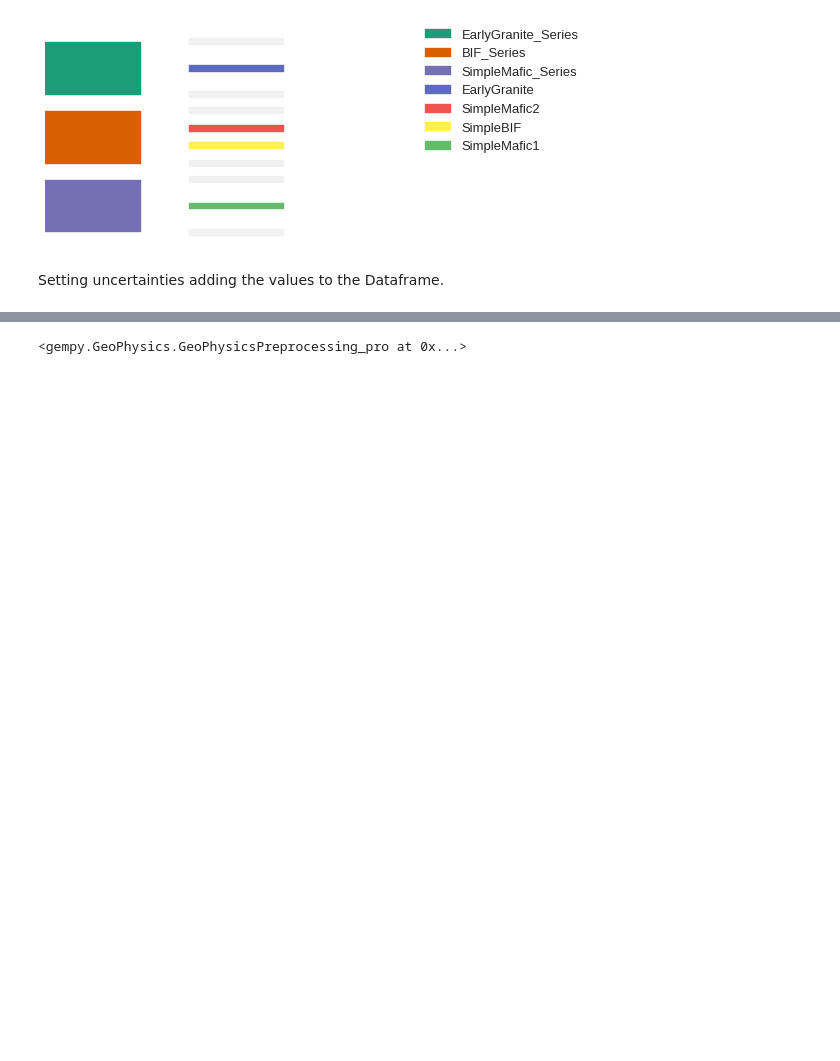
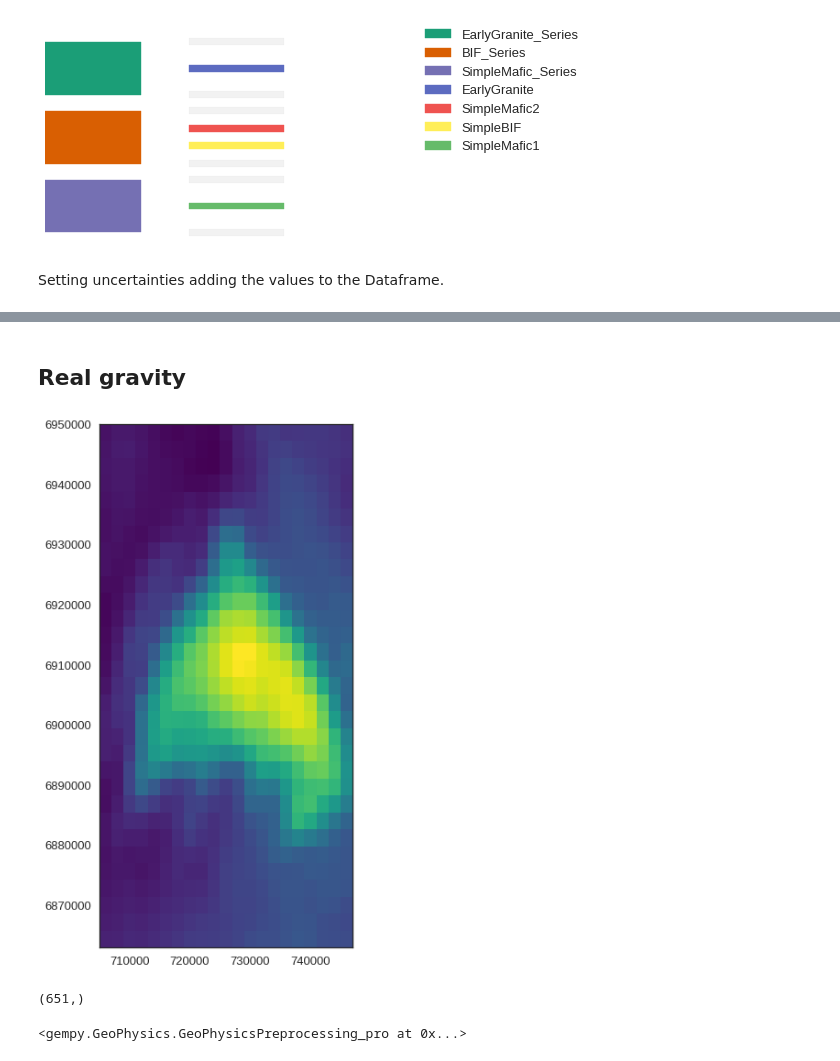
Before and after one commit to gempy-project/gempy, a Jupyter notebook: Tutorial/ch4.ipynb, the cells around one changed output, grey strips where cells are left out. Cells and saved outputs as stored; diff of their text form; code cells hidden in the pictures; blank space fills up the shorter version.

```diff
--- a/Tutorial/ch4.ipynb
+++ b/Tutorial/ch4.ipynb
@@ -54,0 +56,11 @@ geo_data.foliations.head()
+# %% [markdown]
+## Real gravity
+# %%
+import matplotlib.pyplot as plt
+import pandas as pn
+grav_real = pn.read_csv('../input_data/Sst_grav_2000.xyz', header=None, names = ['X', 'Y', 'N', 'G'], delim_whitespace=True)
+plt.imshow(grav_real['G'].values.reshape(31,21), extent=[7.050000e+05,747000,6863000,6950000], origin='lower', cmap='viridis')
+fig = plt.gcf()
+fig.set_size_inches(18.5, 10.5)
+# %% [output]
+[figure, added]
@@ -55,3 +86,7 @@ geo_data.foliations.head()
+# %%
+grav_real_th.get_value().shape
+# %% [output]
+(651,)
 # %%
 # input_data_T = interp_data.interpolator.tg.input_parameters_list()
 # input_data_P = interp_data.get_input_data(u_grade=[3, 3])
```
Also changed, not shown: parts of 23 cells of this notebook, 7 other files.
